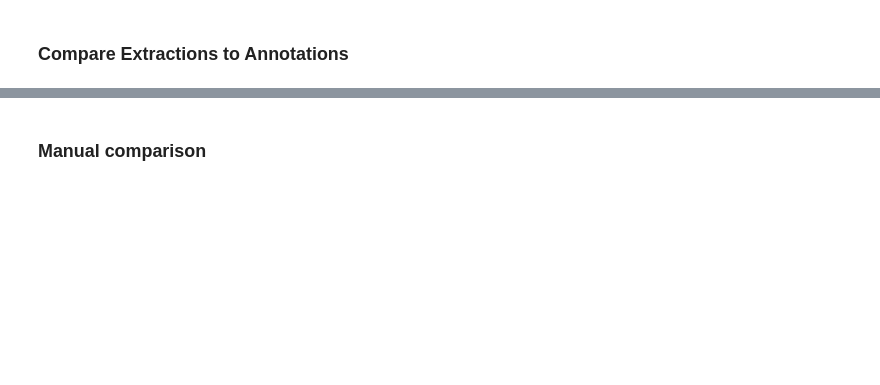
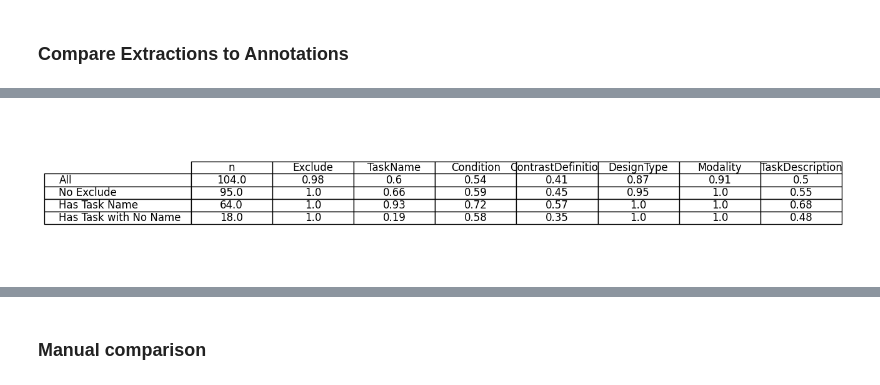
Before and after one commit to adelavega/biomed-llm-retrieval, a Jupyter notebook: analysis/nv_task/evaluate.ipynb, the cells around one changed output, grey strips where cells are left out. Saved outputs shown, nothing was run; the diff lists cells and outputs as text; code cells hidden in the pictures; blank space fills up the shorter version.

```diff
--- a/analysis/nv_task/evaluate.ipynb
+++ b/analysis/nv_task/evaluate.ipynb
@@ -223,0 +298,17 @@ dtype: object
+# %%
+# Plot results as table
+import matplotlib.pyplot as plt
+from pandas.plotting import table
+
+results = results.round(2)
+
+fig, ax = plt.subplots(figsize=(7, 3))
+ax.axis('off')
+ax.axis('tight')
+tbl = table(ax, results, loc='center', cellLoc='center', colWidths=[0.2]*len(results.columns))
+tbl.auto_set_font_size(False)
+tbl.set_fontsize(12)
+tbl.scale(1.2, 1.2)
+plt.show()
+# %% [output]
+[figure, added]
```
Also changed, not shown: parts of 35 cells of this notebook, 4 other files.
